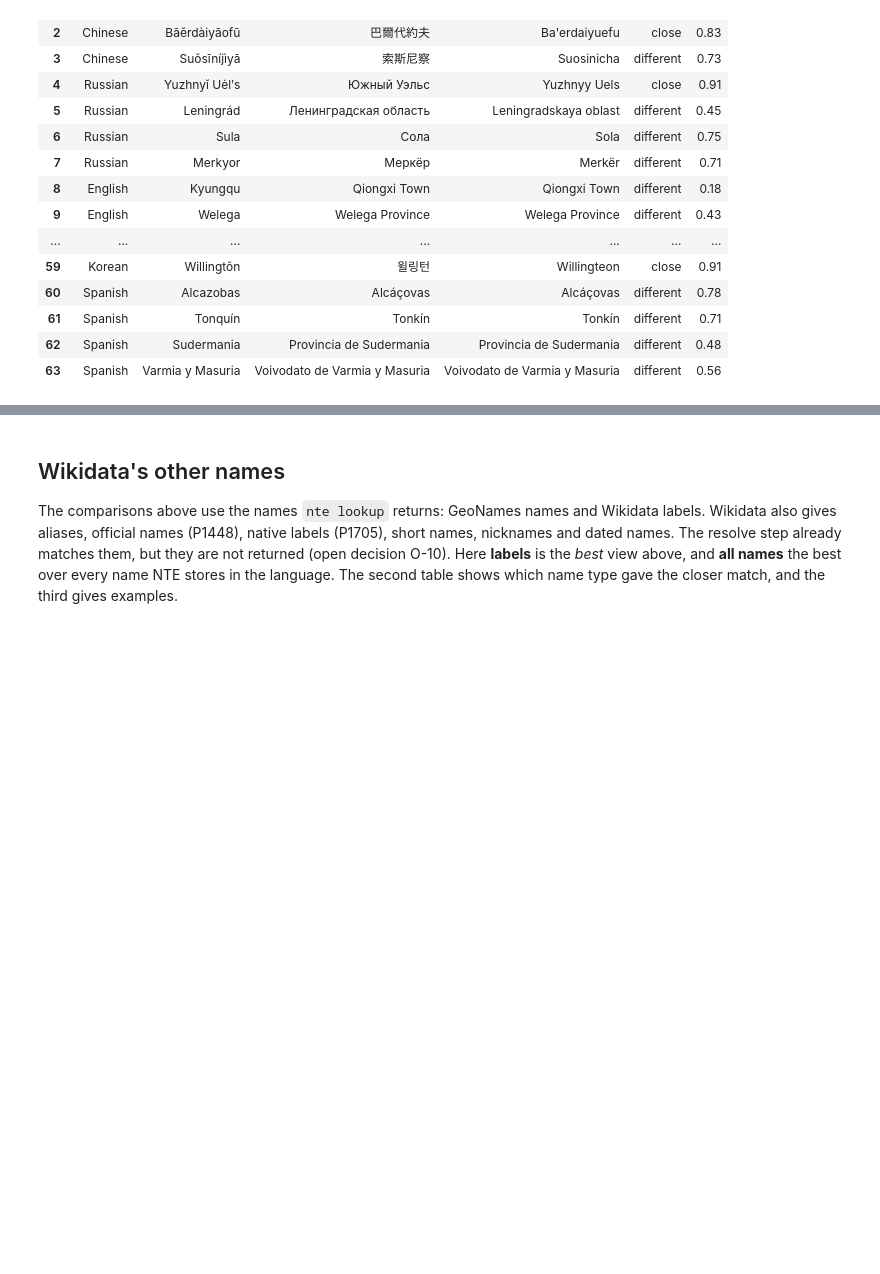
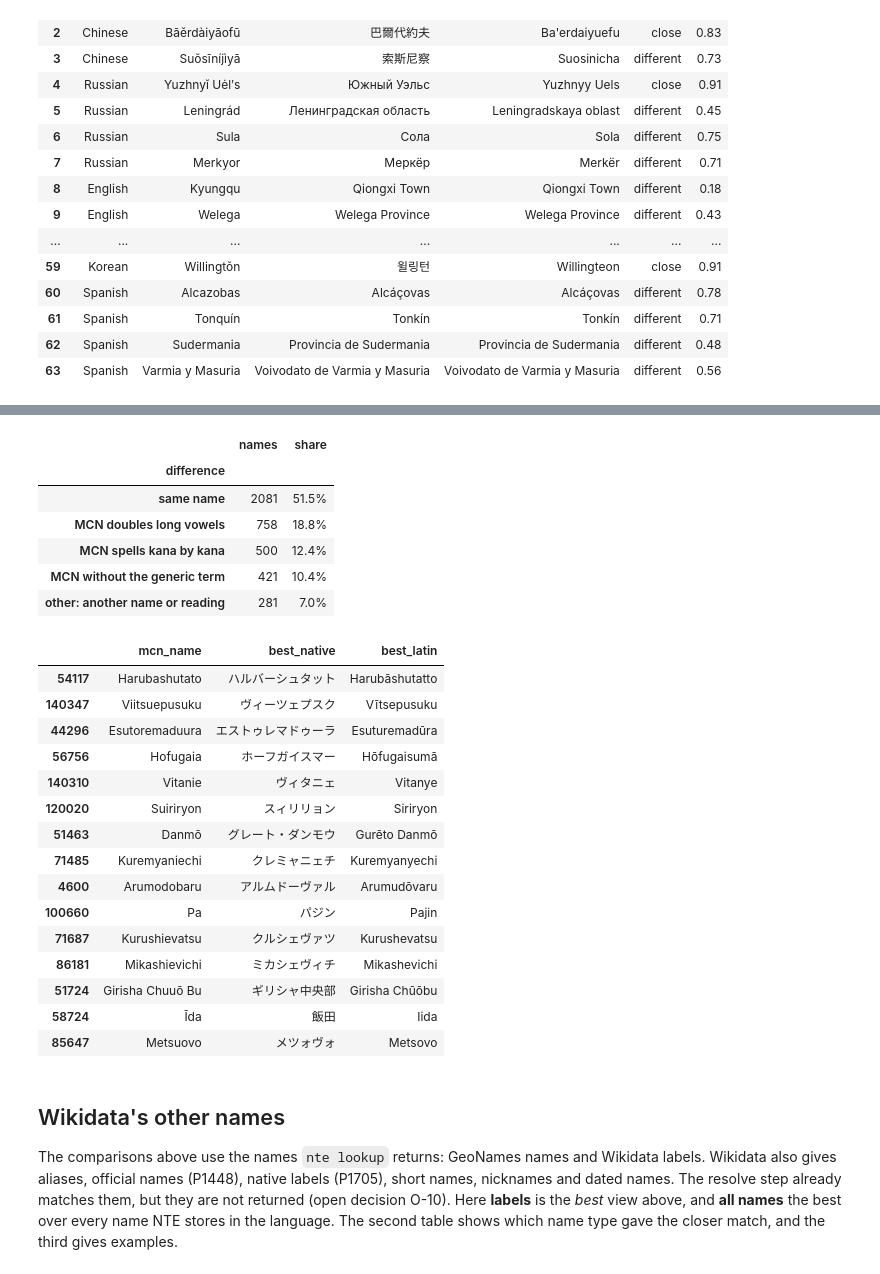
Before and after one commit to Acueres/NameTransductionEngine, a Jupyter notebook: analysis/mcn_benchmark_normalization.ipynb, the cells around one changed output, grey strips where cells are left out. Cells and saved outputs as stored; diff of their text form; code cells hidden in the pictures; blank space fills up the shorter version.

Commit message:
Improve japanese romanization

```diff
--- a/analysis/mcn_benchmark_normalization.ipynb
+++ b/analysis/mcn_benchmark_normalization.ipynb
@@ -482,3 +490,79 @@ display(pd.DataFrame(example_rows))
+# %%
+from name_transduction_engine.transliteration.romanization_packs.japanese import render_kana
+
+_DOUBLE = str.maketrans({"ā": "aa", "ī": "ii", "ū": "uu", "ē": "ee", "ō": "oo"})
+_KANA_LEAD = re.compile(r"[ぁ-ヿー・＝ ]+")
+
+
+def styles(latin: str) -> set[str]:
+    """NTE's Hepburn, and the same with long vowels doubled"""
+    return {key_spelling(latin), key_spelling(latin.lower().translate(_DOUBLE))}
+
+
+def kana_by_kana(kana: str) -> set[str]:
+    """Kana typed one by one (ヴァ vua, ニェ nie), with ッ as tsu or a doubled
+    consonant and ー as a doubled vowel or nothing"""
+    kana = re.sub(r"[・＝ ]", "", kana)
+    out = set()
+    for sokuon, choon in itertools.product(("tsu", "double"), ("double", "drop")):
+        text = ""
+        for ch in kana:
+            if ch in "ッっ":
+                text += "tsu" if sokuon == "tsu" else "\0"
+            elif ch == "ー":
+                text += text[-1] if choon == "double" and text[-1:] in tuple("aiueo") else ""
+            else:
+                text += render_kana(ch)
+        out.add(key_spelling(re.sub("\0(.)", r"\1\1", text).replace("\0", "")))
+    return out
+
+
+def japanese_difference(r) -> str:
+    if r.best_level in EQUIVALENT:
+        return "same name"
+    mcn = key_spelling(r.mcn_name)
+    if mcn in styles(r.best_latin):
+        return "MCN doubles long vowels"
+    if mcn in kana_by_kana(r.best_native):
+        return "MCN spells kana by kana"
+    lead = _KANA_LEAD.match(r.best_native)
+    first_word = re.split(r"[ -]", r.best_latin)[0]
+    if mcn in styles(first_word) or (lead and lead.group() != r.best_native and mcn in kana_by_kana(lead.group())):
+        return "MCN without the generic term"
+    return "other: another name or reading"
+
+
+ja = res[(res["code"] == "ja") & (res["path"] == "romanized")].copy()
+ja["difference"] = ja.apply(japanese_difference, axis=1)
+counts = ja["difference"].value_counts()
+display(pd.DataFrame({"names": counts, "share": (counts / len(ja)).map("{:.1%}".format)}))
+display(ja[ja["difference"] == "other: another name or reading"]
+        .sample(min(15, (ja["difference"] == "other: another name or reading").sum()), random_state=1)
+        [["mcn_name", "best_native", "best_latin"]])
+# %% [output]
+|  | names | share |
+| difference |  |  |
+| same name | 2081 | 51.5% |
+| MCN doubles long vowels | 758 | 18.8% |
+| MCN spells kana by kana | 500 | 12.4% |
+| MCN without the generic term | 421 | 10.4% |
+| other: another name or reading | 281 | 7.0% |
+|  | mcn_name | best_native | best_latin |
+| 54117 | Harubashutato | ハルバーシュタット | Harubāshutatto |
+| 140347 | Viitsuepusuku | ヴィーツェプスク | Vītsepusuku |
+| 44296 | Esutoremaduura | エストゥレマドゥーラ | Esuturemadūra |
+| 56756 | Hofugaia | ホーフガイスマー | Hōfugaisumā |
+| 140310 | Vitanie | ヴィタニェ | Vitanye |
+| 120020 | Suiriryon | スィリリョン | Siriryon |
+| 51463 | Danmō | グレート・ダンモウ | Gurēto Danmō |
+| 71485 | Kuremyaniechi | クレミャニェチ | Kuremyanyechi |
+| 4600 | Arumodobaru | アルムドーヴァル | Arumudōvaru |
+| 100660 | Pa | パジン | Pajin |
+| 71687 | Kurushievatsu | クルシェヴァツ | Kurushevatsu |
+| 86181 | Mikashievichi | ミカシェヴィチ | Mikashevichi |
+| 51724 | Girisha Chuuō Bu | ギリシャ中央部 | Girisha Chūōbu |
+| 58724 | Īda | 飯田 | Iida |
+| 85647 | Metsuovo | メツォヴォ | Metsovo |
 # %% [markdown]
 ## Wikidata's other names
 
```
Also changed, not shown: parts of 9 cells of this notebook, 4 other files.
